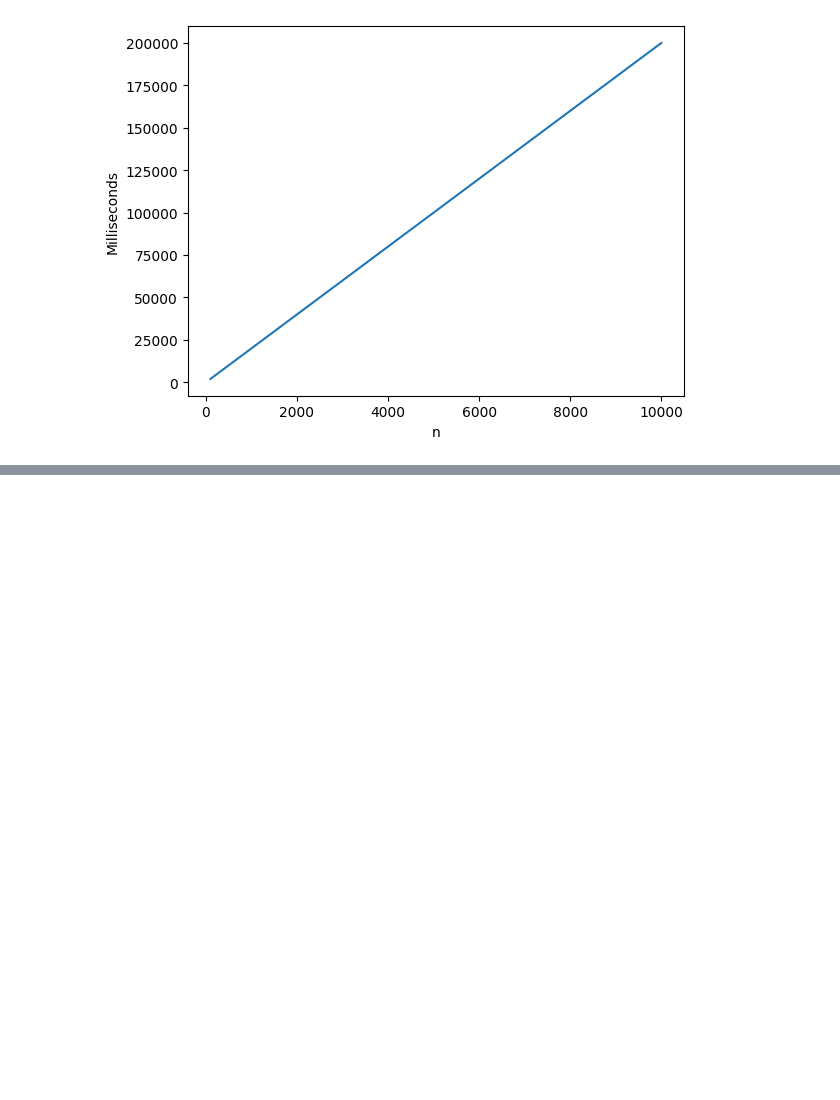
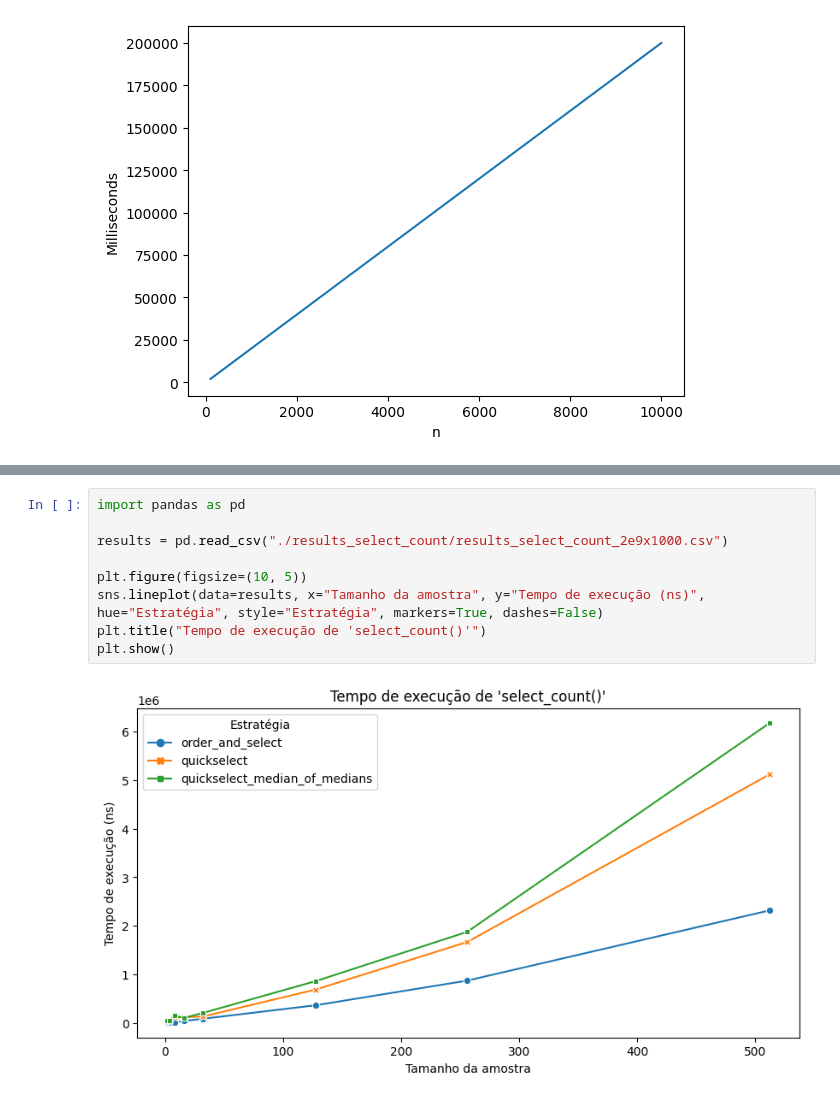
Before and after one commit to LaviniaSD/PAA, a Jupyter notebook: relatorio.ipynb, the cells around one changed output, grey strips where cells are left out. Cells and saved outputs as stored; diff of their text form; blank space fills up the shorter version.

Commit message:
Analise a eficiência do método 'select_count()' e adicione os resultados e comentários ao relatório

```diff
--- a/relatorio.ipynb
+++ b/relatorio.ipynb
@@ -802,0 +812,11 @@ ax.set(ylabel = "Milliseconds", xlabel = "n")
+# %%
+import pandas as pd
+
+results = pd.read_csv("./results_select_count/results_select_count_2e9x1000.csv")
+
+plt.figure(figsize=(10, 5))
+sns.lineplot(data=results, x="Tamanho da amostra", y="Tempo de execução (ns)", hue="Estratégia", style="Estratégia", markers=True, dashes=False)
+plt.title("Tempo de execução de 'select_count()'")
+plt.show()
+# %% [output]
+[figure, added]
```
Also changed, not shown: parts of 7 cells of this notebook, 3 other files.
